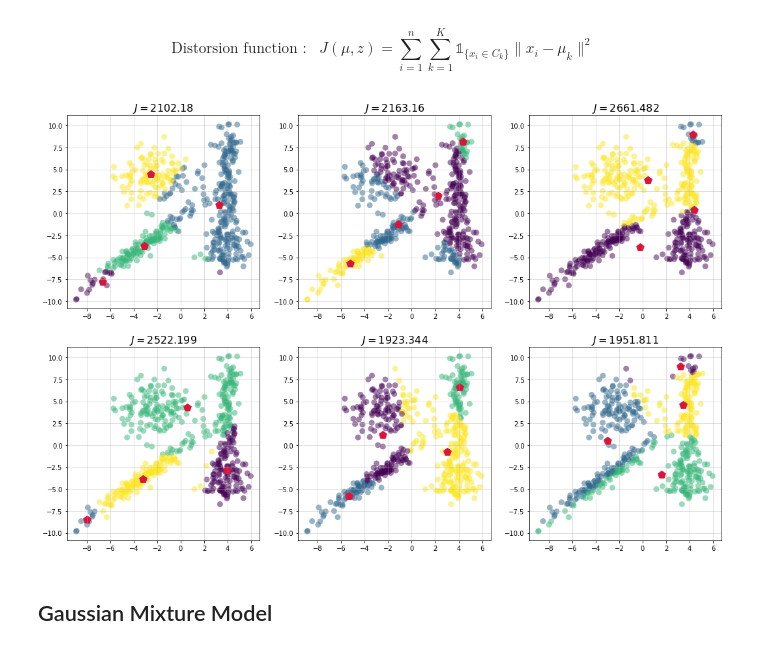
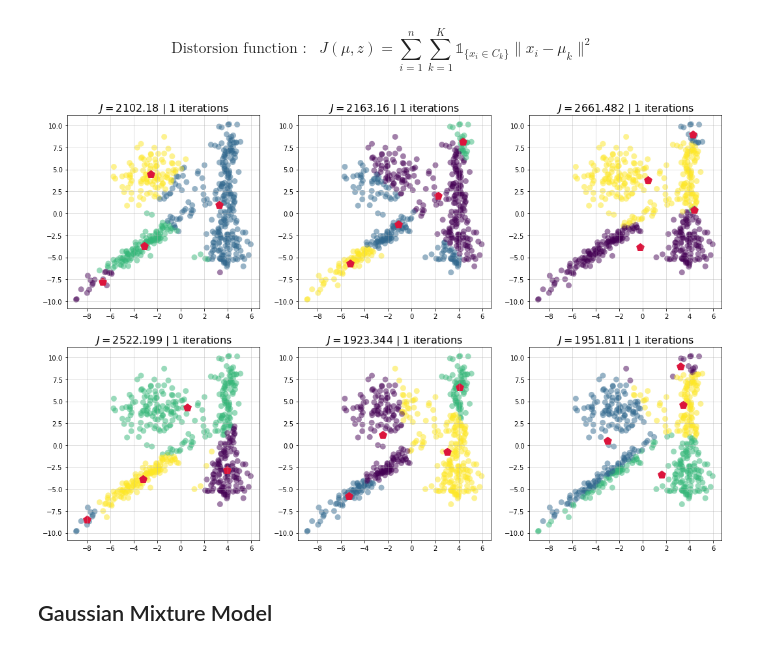
Before and after one commit to shahineb/archives1819, a Jupyter notebook: HWK2/HWK2.ipynb, the cells around one changed output. Drawn from its saved outputs; the diff is of its cells as text; code cells hidden in the pictures.

```diff
--- a/HWK2/HWK2.ipynb
+++ b/HWK2/HWK2.ipynb
@@ -52,22 +52,23 @@ kmeans = KMeans(nr_clusters=4, n_init=1)
 # %%
 n_row = 2
 n_col = 3
 seed = [2, 3, 13, 15, 17, 2013]
 
 fig, ax = plt.subplots(n_row, n_col, figsize = (18, 12))
 
 for i in range(n_row):
     for j in range(n_col):
         np.random.seed(seed[n_col*i+j])
         kmeans = KMeans(nr_clusters=4, n_init=1)
         kmeans.fit(train)
         ax[i][j].scatter(*train.T, c=kmeans.labels_, **plot_kwds)
         ax[i][j].scatter(*kmeans.centroids_.T, marker='p', s=150, color="crimson")
         distortion = str(round(kmeans.distorsion_,3))
-        ax[i][j].set_title(r"$J = $" + distortion, size=16)
+        nr_iterations = str(kmeans.n_iter_)
+        ax[i][j].set_title(r"$J = $" + distortion + " | " + nr_iterations + " iterations", size=16)
         ax[i][j].grid(alpha=0.5)
 # %% [output]
-[figure, old version]
+[figure, new version]
 # %% [markdown]
 ## Gaussian Mixture Model
 # %% [markdown]
```
Also changed, not shown: parts of 1 cell of this notebook, 7 other files.
